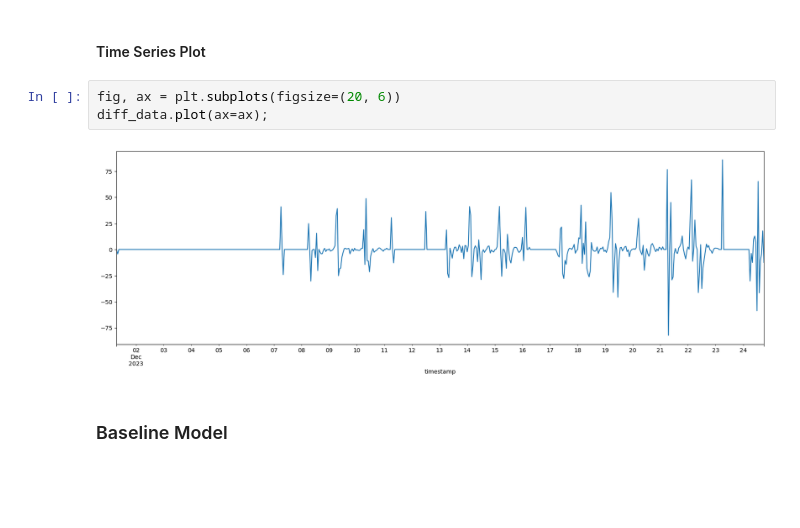
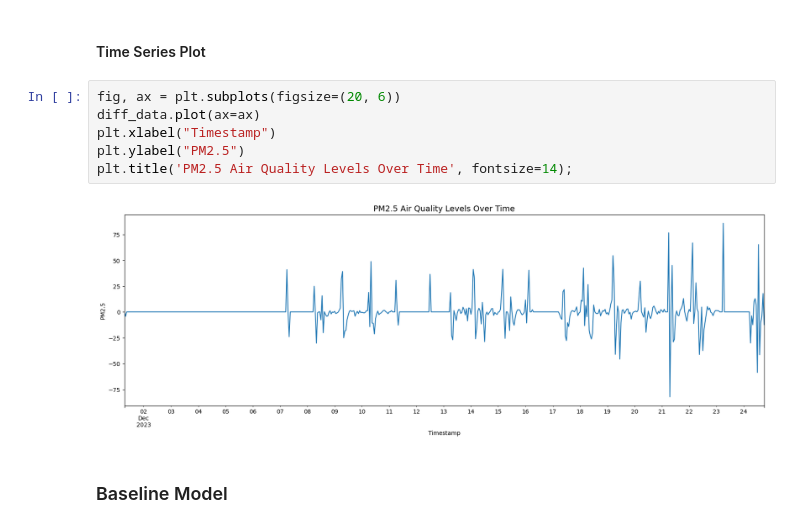
Before and after one commit to ungest/Predicting-air-quality-in-Lagos, a Jupyter notebook: model/air-quality-in-lagos_MongoDB.ipynb, the cells around one changed output. Cells and saved outputs as stored; diff of their text form; blank space fills up the shorter version.

Commit message:
Added titles to Time-series plots

```diff
--- a/model/air-quality-in-lagos_MongoDB.ipynb
+++ b/model/air-quality-in-lagos_MongoDB.ipynb
@@ -276,9 +279,12 @@ plt.xlabel("Lag [Hours]");
 #### Time Series Plot
 # %%
 fig, ax = plt.subplots(figsize=(20, 6))
-diff_data.plot(ax=ax);
+diff_data.plot(ax=ax)
+plt.xlabel("Timestamp")
+plt.ylabel("PM2.5")
+plt.title('PM2.5 Air Quality Levels Over Time', fontsize=14);
 # %% [output]
-[figure, old version]
+[figure, new version]
 # %% [markdown]
 ### Baseline Model
 # %% [markdown]
```
Also changed, not shown: parts of 1 cell of this notebook.
